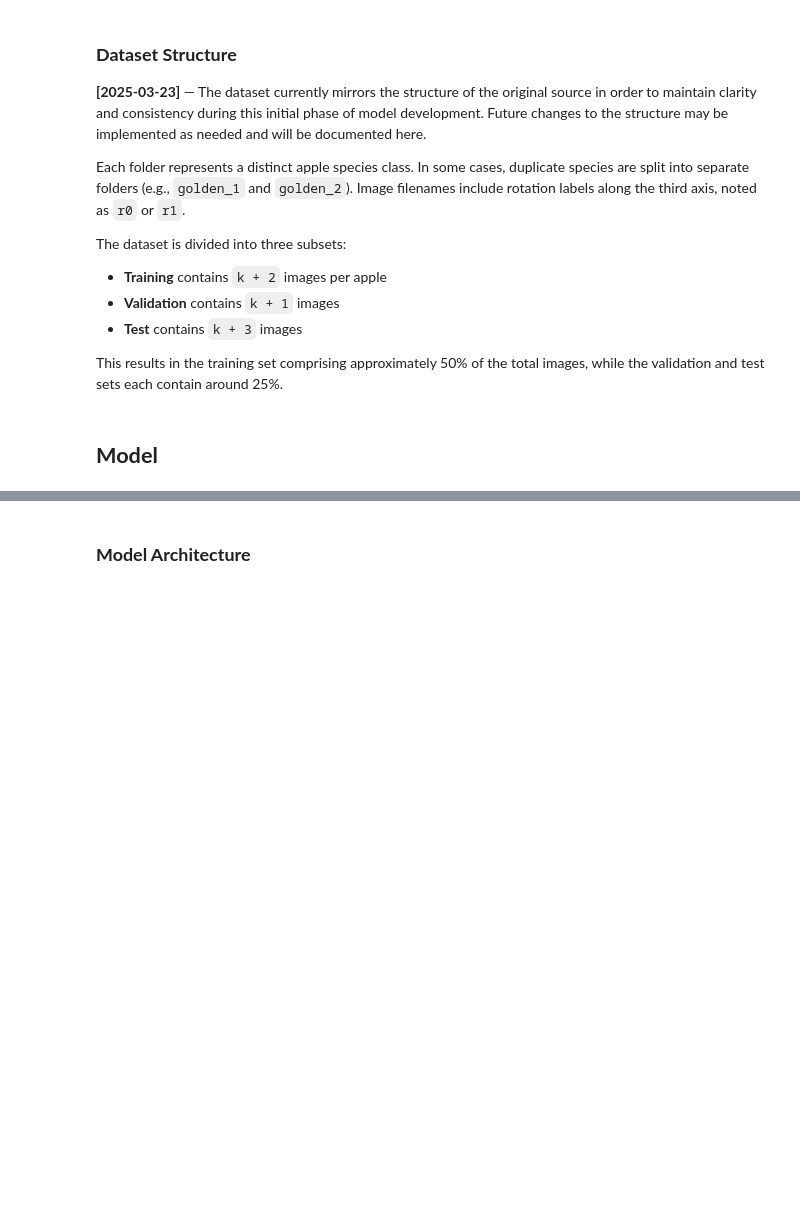
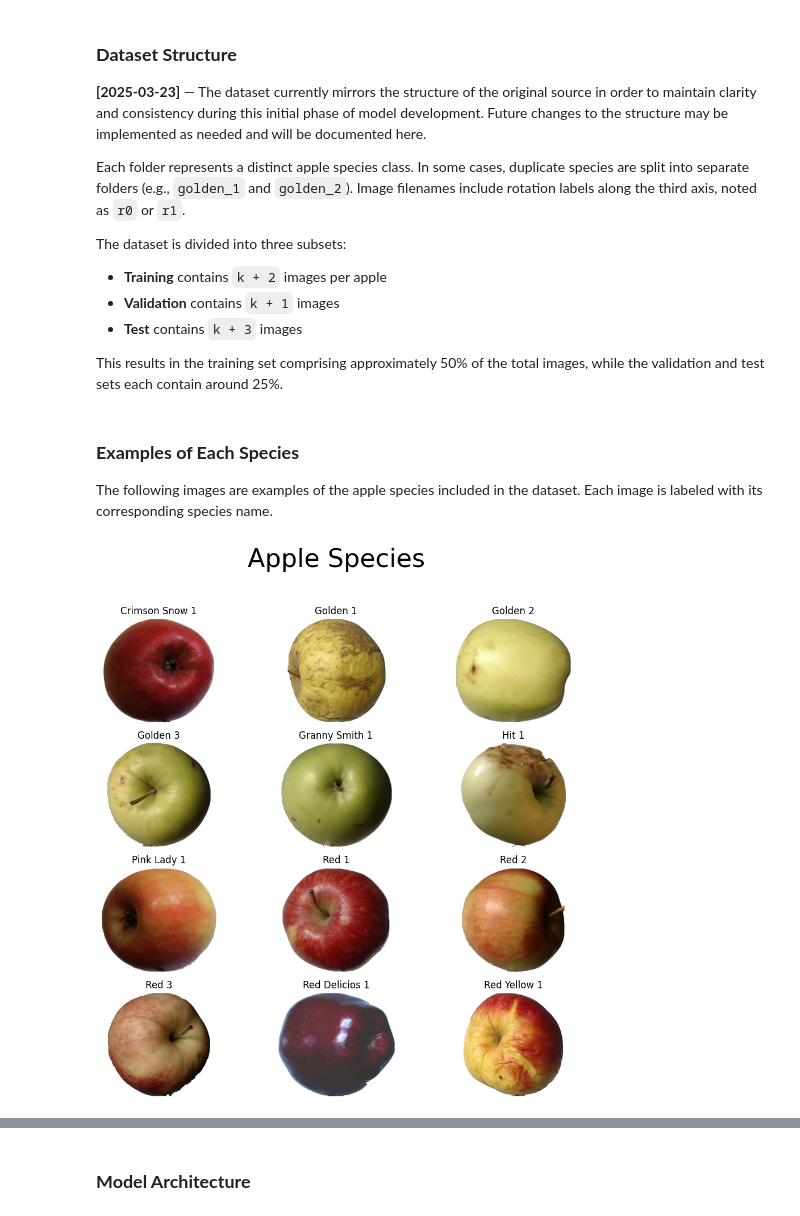
Before and after one commit to robbykap/apple-identifier, a Jupyter notebook: apple-identifier.ipynb, the cells around one changed output, grey strips where cells are left out. Cells and saved outputs as stored; diff of their text form; code cells hidden in the pictures; blank space fills up the shorter version.

```diff
--- a/apple-identifier.ipynb
+++ b/apple-identifier.ipynb
@@ -138,5 +162,40 @@ The dataset is divided into three subsets:
 - **Test** contains `k + 3` images
 
 This results in the training set comprising approximately 50% of the total images, while the validation and test sets each contain around 25%.
-# %% [markdown]
-## **Model**
+# %% [markdown]
+### **Examples of Each Species**
+
+The following images are examples of the apple species included in the dataset. Each image is labeled with its corresponding species name.
+# %%
+# Display one image from each apple species in a 3x3 grid
+
+def get_imgs(apple_dataset: Path):
+    info = []
+    for dir in apple_dataset.iterdir():
+        if dir.is_dir():
+            for img in dir.iterdir():
+                if img.suffix in ['.jpg', '.jpeg', '.png']:
+                    info.append((dir.name, img))
+                    break
+    return sorted(info, key=lambda x: x[0])
+
+
+def display_apple_species(apple_dataset: Path):
+    fig, axes = plt.subplots(4, 3, figsize=(10, 10))
+    fig.suptitle('Apple Species\n', fontsize=32)
+    axes = axes.flatten()
+    img_paths = get_imgs(apple_dataset)
+
+    for ax,(name, img_path) in zip(axes, img_paths):
+        img = mpimg.imread(img_path)
+        ax.imshow(img)
+        ax.set_title(name.replace('apple_', '').replace('_', ' ').title())
+        ax.axis('off')
+
+    plt.tight_layout()
+    plt.show()
+
+# Display the apple species
+display_apple_species(apple_trainning)
+# %% [output]
+[figure, added]
```
Also changed, not shown: parts of 5 cells of this notebook.
